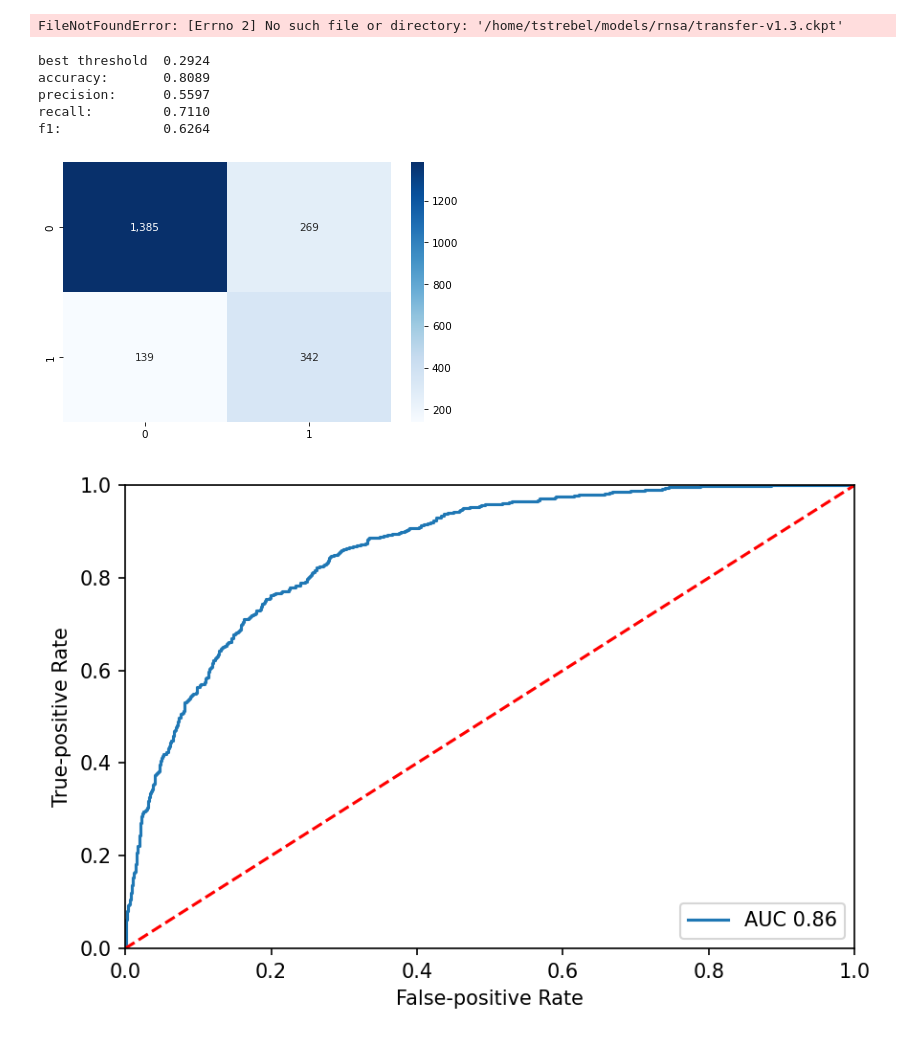
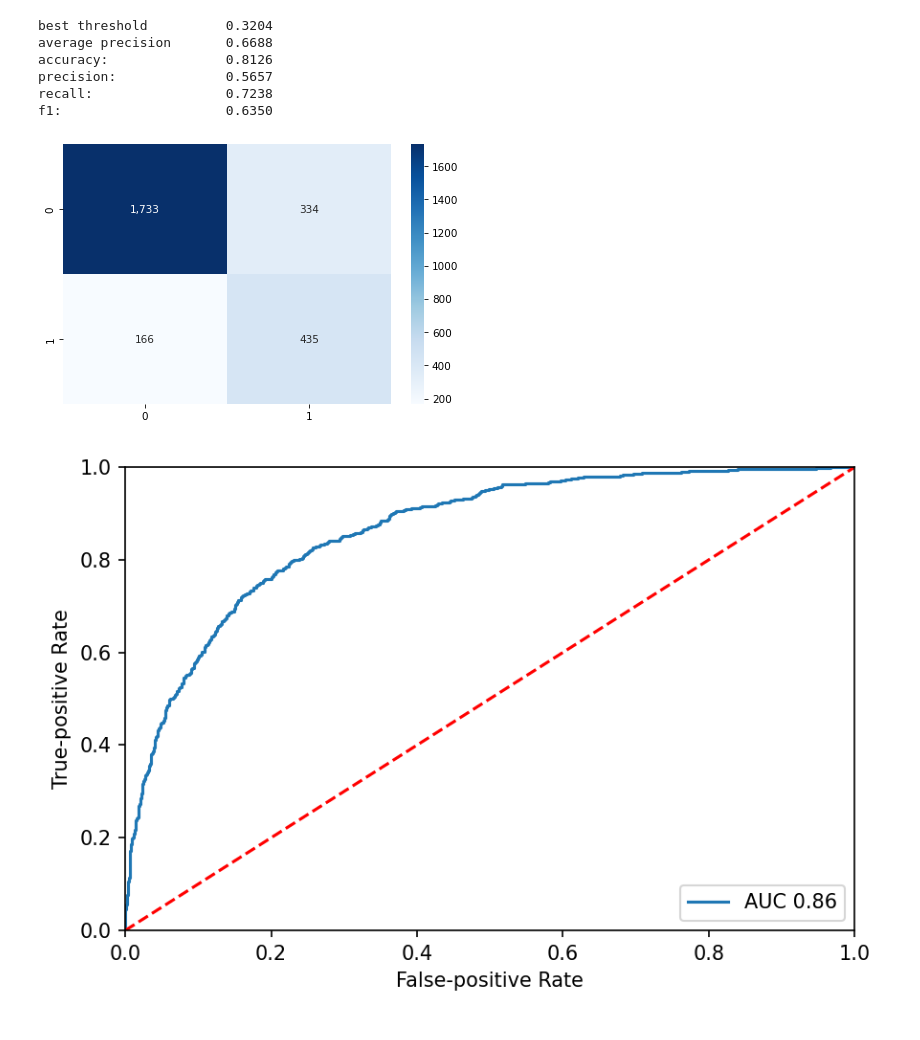
Before and after one commit to Tstrebe2/umich-mads-capstone-project, a Jupyter notebook: tstrebe2/rnsa/model_eval.ipynb, the cells around one changed output. Drawn from its saved outputs; the diff is of its cells as text; code cells hidden in the pictures.

```diff
--- a/tstrebe2/rnsa/model_eval.ipynb
+++ b/tstrebe2/rnsa/model_eval.ipynb
@@ -19,13 +19,13 @@ import seaborn as sns
 # %load_ext autoreload
 # %autoreload 2
 # %%
-model_path = '/home/tstrebel/models/rnsa/transfer-v1.3.ckpt'
-img_dir = '/home/tstrebel/assets/rnsa-pneumonia/train-images'
-target_file_path = '/home/tstrebel/assets/rnsa-pneumonia'
+model_path = '/home/tstrebel/models/rnsa/last.ckpt'
+img_dir = '/home/tstrebel/assets/rnsa-pneumonia/train-images/'
+targets_path = '/home/tstrebel/repos/umich-mads-capstone-project/assets/rnsa-targets.csv'
 
 device = torch.device("cuda" if torch.cuda.is_available() else "cpu")
 
-training_data_target_dict = rnsa_data.get_training_data_target_dict(target_file_path)
+training_data_target_dict = rnsa_data.get_training_data_target_dict(targets_path)
 df_test = training_data_target_dict['df_test']
 del training_data_target_dict
 
@@ -41,8 +41,6 @@ else:
     model = model_dict['model']
 
 model = model.to(device)
-# %% [output]
-FileNotFoundError: [Errno 2] No such file or directory: '/home/tstrebel/models/rnsa/transfer-v1.3.ckpt'
 # %%
 with torch.no_grad():
     running_targets = torch.Tensor(0, 1).to(device)
@@ -59,44 +57,47 @@ with torch.no_grad():
 # %%
 y_true = running_targets.cpu().numpy()
 y_proba = torch.sigmoid(running_outputs).cpu().numpy()
 
 fpr, tpr, roc_thresholds = metrics.roc_curve(y_true, y_proba)
 g_means = np.sqrt(tpr * (1-fpr))
 
 precision, recall, pr_thresholds = metrics.precision_recall_curve(y_true, y_proba)
 f1_scores = (2 * precision * recall) / (precision + recall)
 
 ix = np.argmax(f1_scores)
 best_thresh = pr_thresholds[ix]
 # ix = np.argmax(g_means)
 # best_thresh = roc_thresholds[ix]
 
 y_pred = y_proba >= best_thresh
 
+average_precision_score = metrics.average_precision_score(y_true, y_proba)
 accuracy_score = metrics.accuracy_score(y_true, y_pred)
 precision_score = metrics.precision_score(y_true, y_pred)
 recall_score = metrics.recall_score(y_true, y_pred)
 f1_score = metrics.f1_score(y_true, y_pred)
 
-print('best threshold\t{:.4f}'.format(best_thresh))
-print('accuracy:\t{:.4f}'.format(accuracy_score))
-print('precision:\t{:.4f}'.format(precision_score))
-print('recall:\t\t{:.4f}'.format(recall_score))
-print('f1:\t\t{:.4f}'.format(f1_score))
+print('best threshold\t\t{:.4f}'.format(best_thresh))
+print('average precision\t{:.4f}'.format(average_precision_score))
+print('accuracy:\t\t{:.4f}'.format(accuracy_score))
+print('precision:\t\t{:.4f}'.format(precision_score))
+print('recall:\t\t\t{:.4f}'.format(recall_score))
+print('f1:\t\t\t{:.4f}'.format(f1_score))
 print()
 
 fig = plt.figure(dpi=75)
 ax = plt.gca()
 sns.heatmap(metrics.confusion_matrix(y_true, y_pred), annot=True, fmt=',', cmap='Blues')
 fig.tight_layout()
 plt.show()
 # %% [output]
-best threshold  0.2924
-accuracy:       0.8089
-precision:      0.5597
-recall:         0.7110
-f1:             0.6264
+best threshold          0.3204
+average precision       0.6688
+accuracy:               0.8126
+precision:              0.5657
+recall:                 0.7238
+f1:                     0.6350
-[figure, old version]
+[figure, new version]
 # %%
 roc_auc_score = metrics.roc_auc_score(y_true, y_proba)
 
@@ -113,7 +114,7 @@ plt.xlabel('False-positive Rate')
 plt.tight_layout()
 plt.show()
 # %% [output]
-[figure, old version]
+[figure, new version]
 # %%
 precision, recall, _ = metrics.precision_recall_curve(y_true, y_proba)
 auprc_score = metrics.auc(recall, precision)
```
Also changed, not shown: parts of 1 cell of this notebook, 12 other files.
